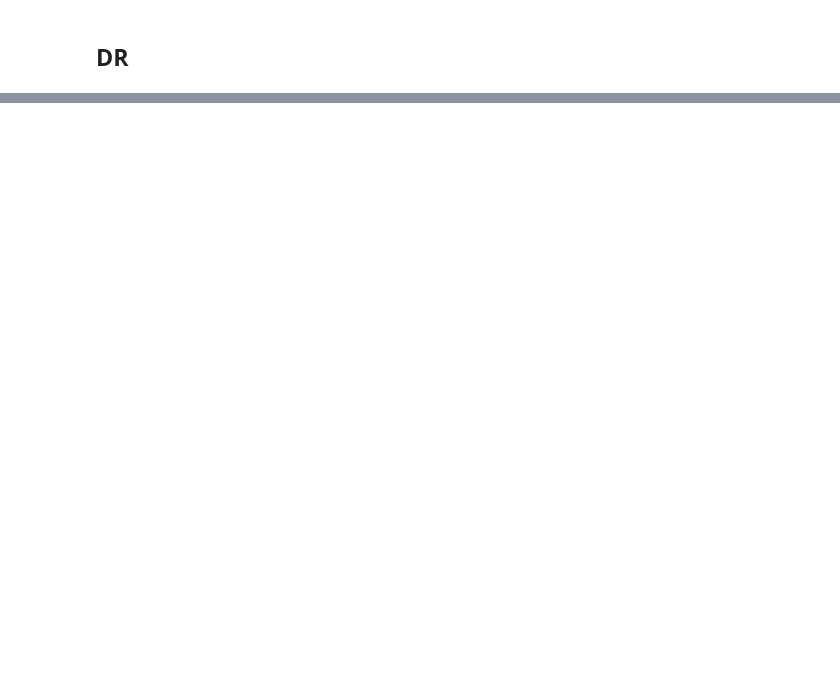
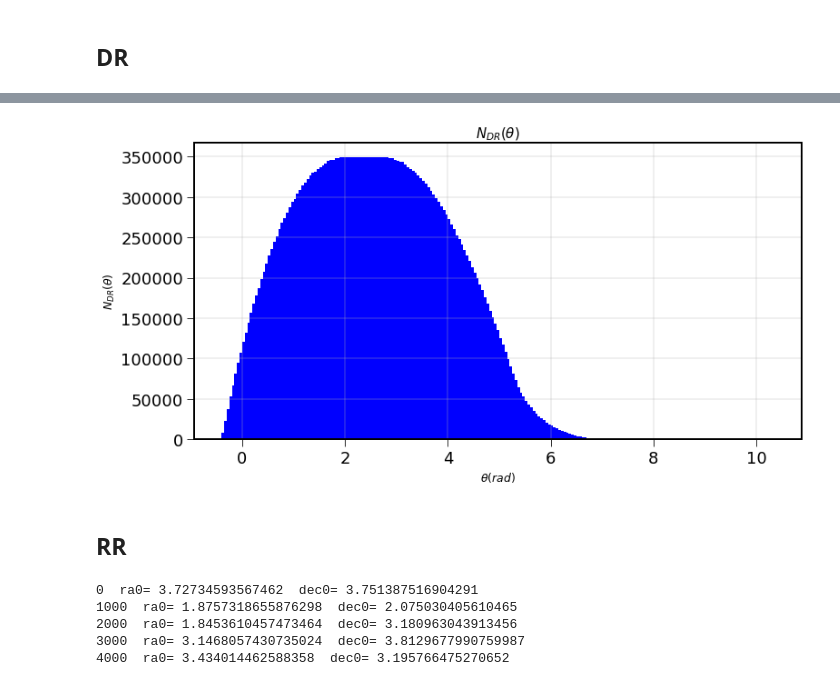
Before and after one commit to sylvielsstfr/MyPracticalAstronomyStat, a Jupyter notebook: Chapter09/Exercice09_02.ipynb, the cells around one changed output, grey strips where cells are left out. Cells and saved outputs as stored; diff of their text form; code cells hidden in the pictures; blank space fills up the shorter version.

```diff
--- a/Chapter09/Exercice09_02.ipynb
+++ b/Chapter09/Exercice09_02.ipynb
@@ -273,11 +307,15 @@ alert False
 ## DR
 # %%
 # loop on each element in the original dataframe
-df2=df_n
-for index, row in df3.iterrows():
+df2=df_n.copy()
+for index, row in df_data.iterrows():
     # isolate the current element
     ra0 = row['ra']
     dec0 = row['dec']
+
+    if index%100==0:
+        print(index," ra0=",ra0," dec0=",dec0)
+
 
     df2["dist"] = df2.apply(dist_row, axis=1)
     if index==0:
@@ -286,0 +343,2 @@ for index, row in df3.iterrows():
+# %%
+NDR=histo
@@ -287,2 +348,47 @@ for index, row in df3.iterrows():
+# %%
+fig, ax = plt.subplots()
+ax.bar(THETAS, NDR,facecolor="b")
+#ax.set_yscale("log")
+#ax.set_xscale("log")
+ax.set_xlabel("$\\theta (rad)$")
+ax.set_ylabel("$N_{DR}(\\theta)$")
+ax.set_title("$N_{DR}(\\theta)$")
+ax.grid()
+if FLAG_FIGFILE:
+    figname = string_date + "_ndr_small.png"
+    plt.savefig(figname)
+fig.show()
+# %% [output]
+[figure, added]
+# %% [markdown]
+## RR
+# %%
+# loop on each element in the original dataframe
+df0 = df_n.copy()
+
+df0.reset_index()
+df_n.reset_index()
+
+for index, row in df_n.iterrows():
+    # isolate the current element
+    ra0 = row['ra']
+    dec0 = row['dec']
+
+    if index % 1000 == 0:
+        print(index, " ra0=", ra0, " dec0=", dec0)
+
+    df0.drop(index, inplace=True)  # erase one by one
+
+    df0["dist"] = df0.apply(dist_row, axis=1)
+    if index == 0:
+        histo = np.histogram(df0["dist"].values, bins=NBINS, range=(BINSTART, BINSTOP))[0]
+    else:
+        histo += np.histogram(df0["dist"].values, bins=NBINS, range=(BINSTART, BINSTOP))[0]
+# %% [output]
+0  ra0= 3.72734593567462  dec0= 3.751387516904291
+1000  ra0= 1.8757318655876298  dec0= 2.075030405610465
+2000  ra0= 1.8453610457473464  dec0= 3.180963043913456
+3000  ra0= 3.1468057430735024  dec0= 3.8129677990759987
+4000  ra0= 3.434014462588358  dec0= 3.195766475270652
 # %%
 NRR=histo
```
Also changed, not shown: parts of 15 cells of this notebook.
